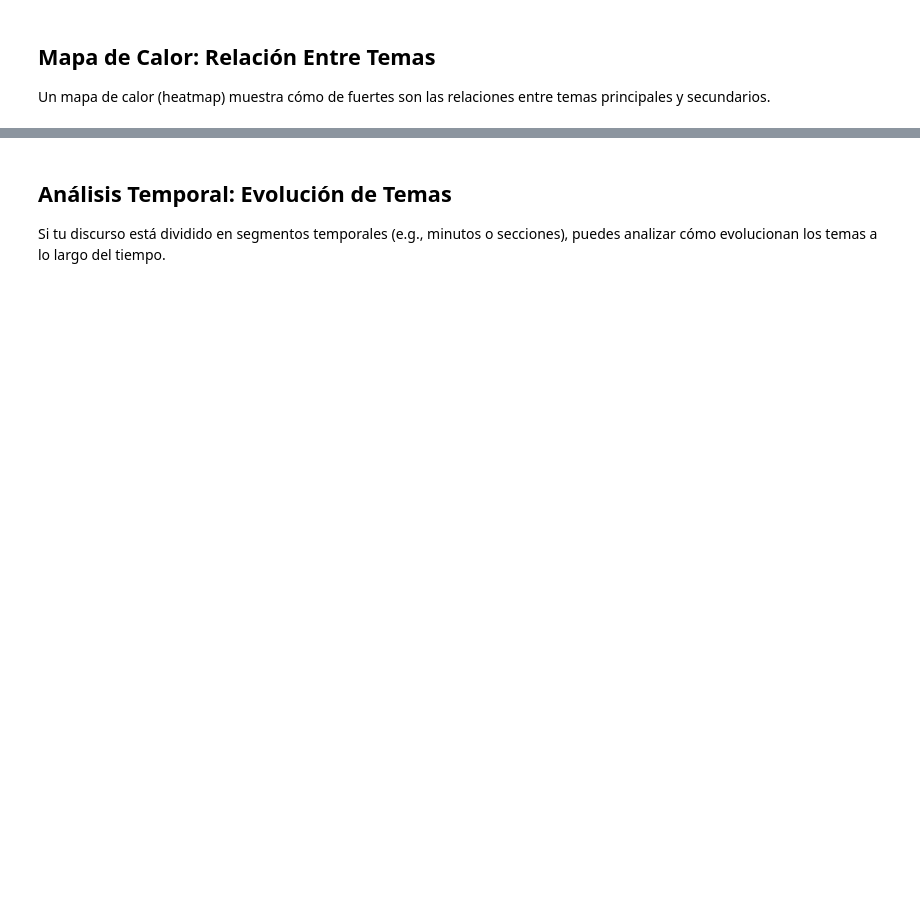
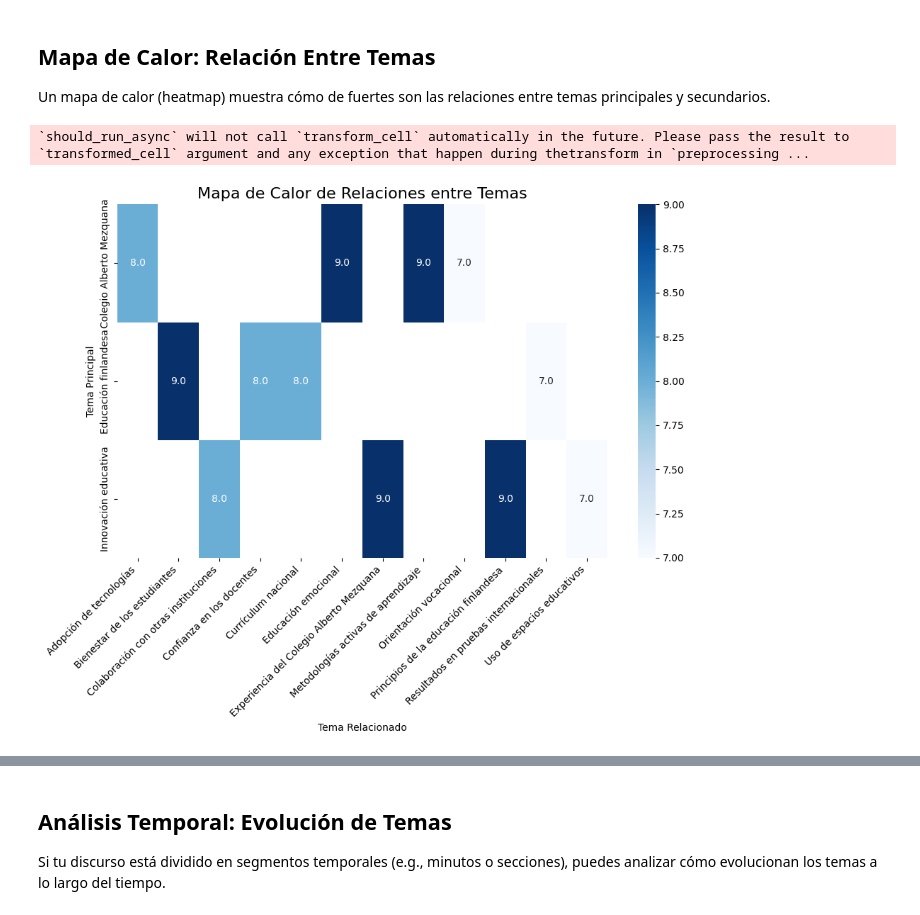
Before and after one commit to davidlealo/TalkTrack, a Jupyter notebook: analisis_seminario_colunga14_01.ipynb, the cells around one changed output, grey strips where cells are left out. Drawn from its saved outputs; the diff is of its cells as text; code cells hidden in the pictures; blank space fills up the shorter version.

```diff
--- a/analisis_seminario_colunga14_01.ipynb
+++ b/analisis_seminario_colunga14_01.ipynb
@@ -1503,13 +2205,19 @@ def extract_topics_and_relations(text):
         ...
     ]
     """
-    response = client.completion(
-        prompt=prompt,
-        model="claude-3-5-sonnet-20241022",
-        max_tokens_to_sample=1000,
-        stop_sequences=["\n\n"]
+    response = client.messages.create(
+        model="claude-3-sonnet-20240229",
+        max_tokens=4096,
+        system=prompt,
+        messages=[
+            {"role": "user", "content": prompt}
+        ]
     )
-    return eval(response["completion"])
+
+    # Extraer el contenido de la respuesta
+    topic_analysis = eval(response.content[0].text)
+    return topic_analysis
+
 
 # Usar la función en la transcripción
 with open("transcription.txt", "r") as f:
@@ -1597,23 +2333,28 @@ Un mapa de calor (heatmap) muestra cómo de fuertes son las relaciones entre tem
 # %%
 import seaborn as sns
 import pandas as pd
 import matplotlib.pyplot as plt
 
 def create_heatmap(data):
     """
     Genera un mapa de calor para visualizar las relaciones entre temas.
     """
     # Crear un DataFrame a partir de los datos
     df = pd.DataFrame(data, columns=["Tema Principal", "Tema Relacionado", "Peso"])
 
     # Pivotar la tabla para crear la matriz
-    matrix = df.pivot("Tema Principal", "Tema Relacionado", "Peso")
+    matrix = df.pivot(index="Tema Principal", columns="Tema Relacionado", values="Peso")
 
     # Crear el mapa de calor
     plt.figure(figsize=(10, 8))
     sns.heatmap(matrix, annot=True, cmap="Blues", fmt=".1f")
     plt.title("Mapa de Calor de Relaciones entre Temas", fontsize=16)
+    plt.xticks(rotation=45, ha="right")
+    plt.tight_layout()
     plt.show()
 
 # Generar el mapa de calor
 create_heatmap(relations_data)
+# %% [output]
+`should_run_async` will not call `transform_cell` automatically in the future. Please pass the result to `transformed_cell` argument and any exception that happen during thetransform in `preprocessing ...
+[figure, added]
```
Also changed, not shown: parts of 27 cells of this notebook.
